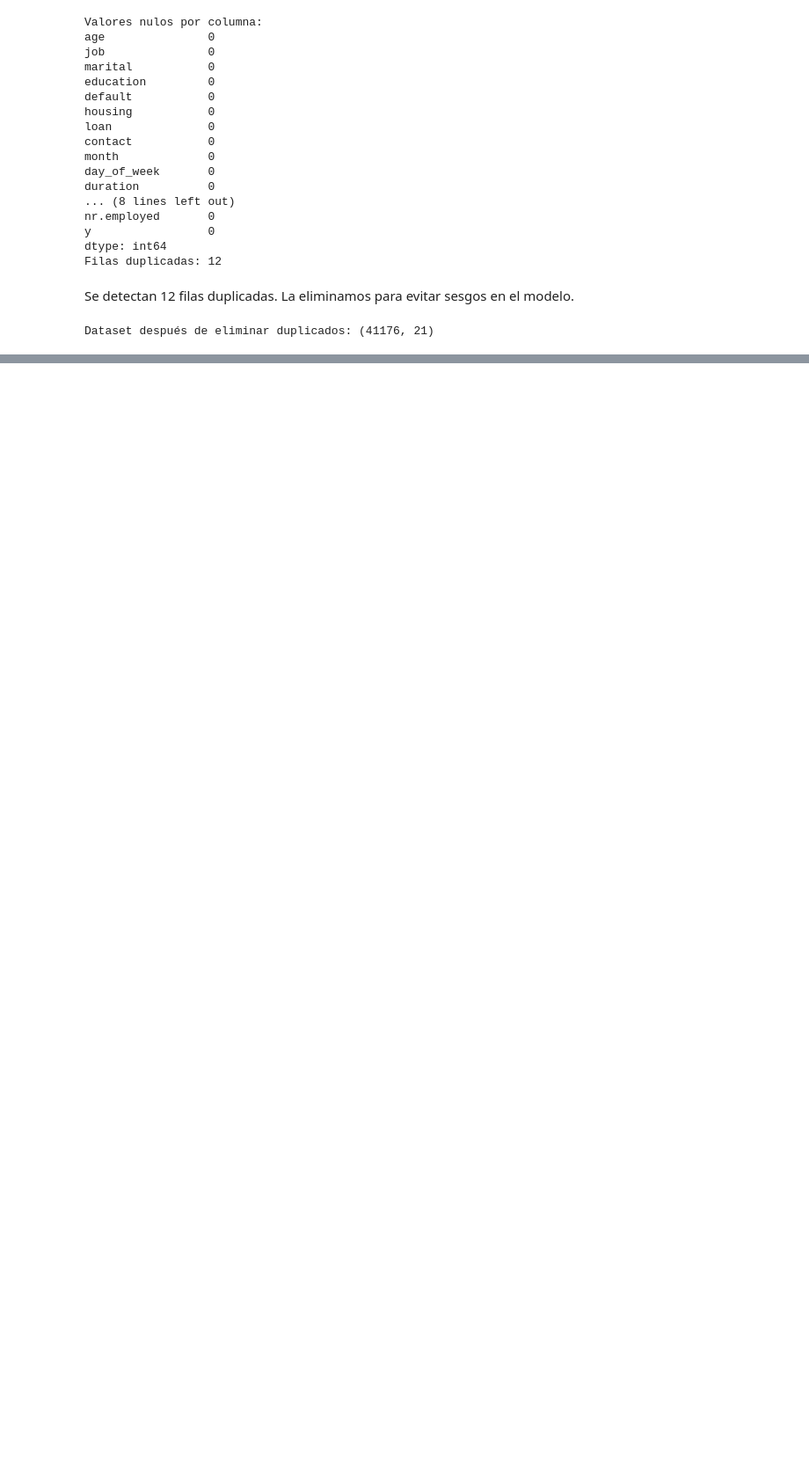
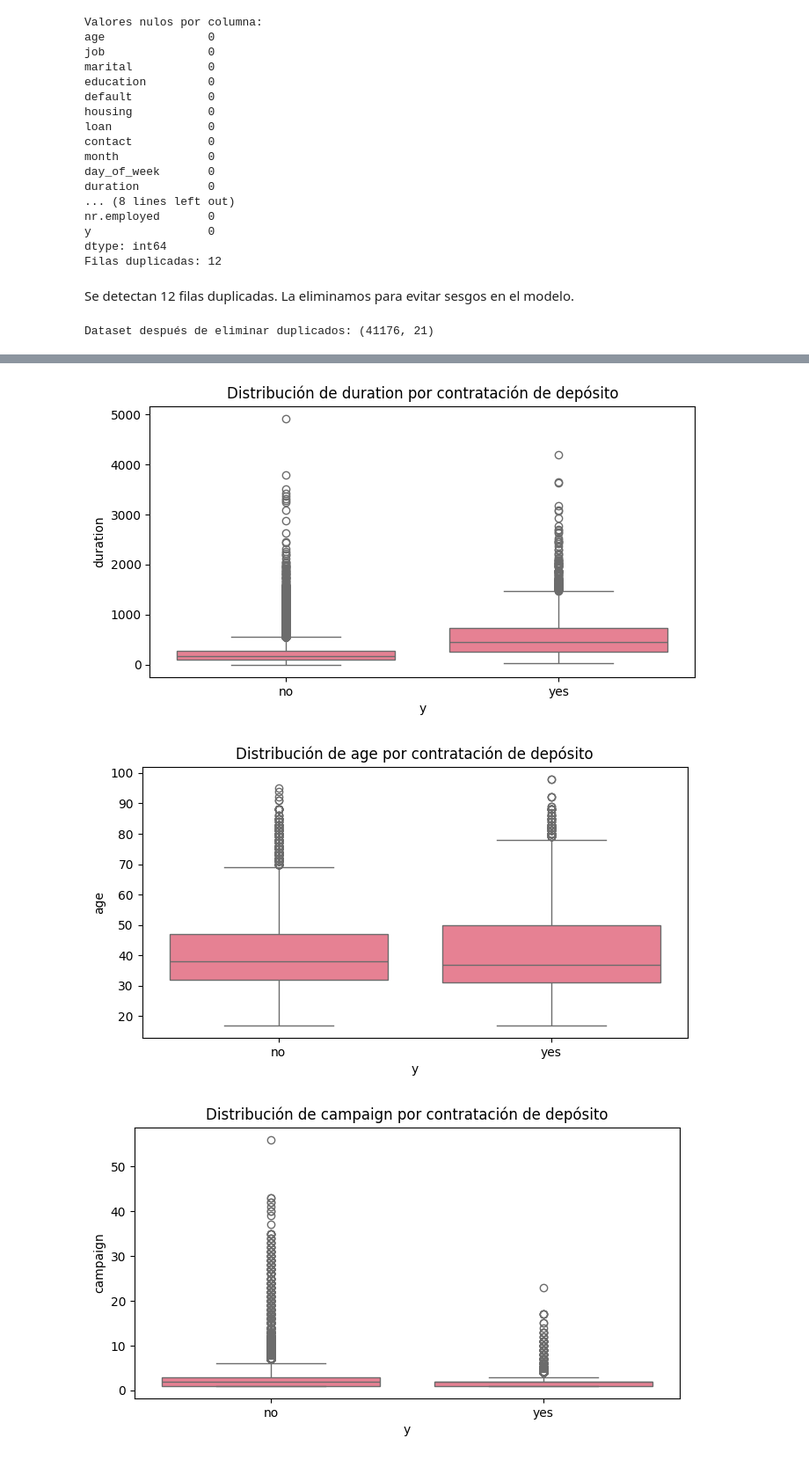
Before and after one commit to 4GeeksAcademy/AdriARE_Proyecto-regresion-logistica, a Jupyter notebook: src/explore.ipynb, the cells around one changed output, grey strips where cells are left out. Shown at 88% size. Drawn from its saved outputs; the diff is of its cells as text; code cells hidden in the pictures; blank space fills up the shorter version.

```diff
--- a/src/explore.ipynb
+++ b/src/explore.ipynb
@@ -132,0 +196,13 @@ nr.employed -> outliers: 0
+# %%
+# RELACIÓN VARIABLES CLAVE VS TARGET
+variables_clave = ['duration', 'age', 'campaign', 'previous']
+
+for col in variables_clave:
+    plt.figure(figsize=(8, 4))
+    sns.boxplot(data=df, x='y', y=col)
+    plt.title(f'Distribución de {col} por contratación de depósito')
+    plt.show()
+# %% [output]
+[figure, added]
+[figure, added]
+[figure, added]
```
Also changed, not shown: parts of 37 cells of this notebook, 1 other file.
